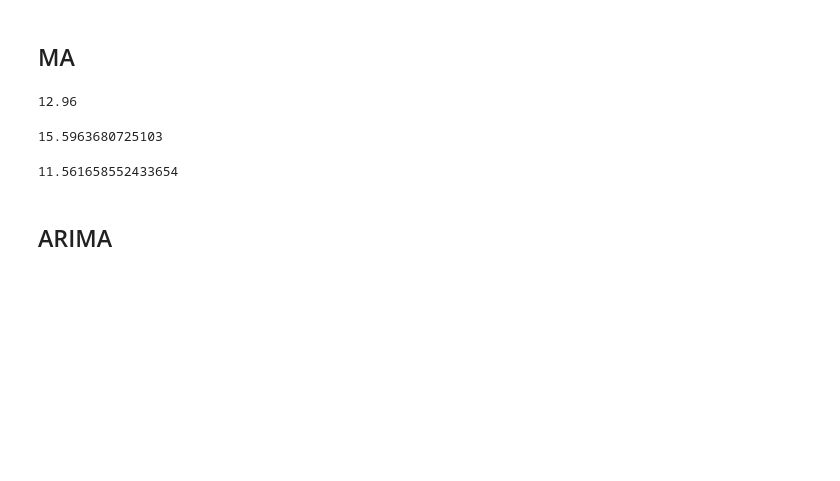
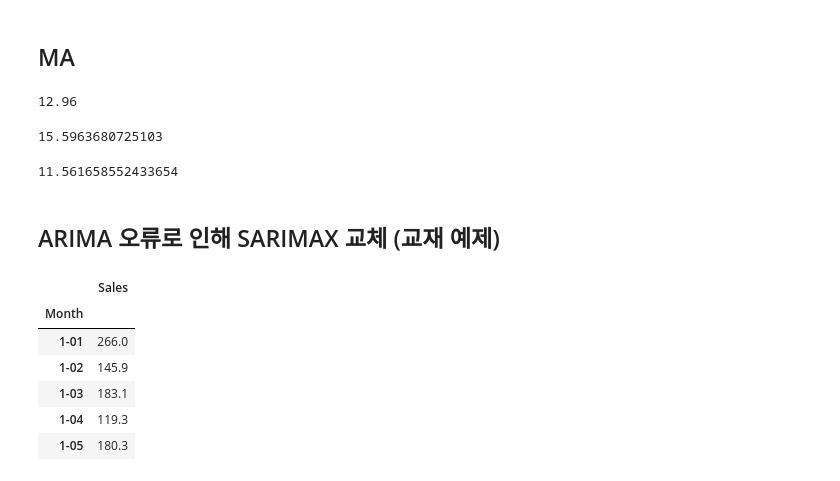
Before and after one commit to flowerdeerjeannie/DeepLearning, a Jupyter notebook: ch07.ipynb, the cells around one changed output. Cells and saved outputs as stored; diff of their text form; code cells hidden in the pictures; blank space fills up the shorter version.

```diff
--- a/ch07.ipynb
+++ b/ch07.ipynb
@@ -154,5 +154,5 @@ mape_last_year_mean
 # %% [output]
 11.561658552433654
 # %% [markdown]
-## ARIMA
+## ARIMA 오류로 인해 SARIMAX 교체 (교재 예제)
 # %%
@@ -161,7 +165,14 @@ from sklearn.metrics import mean_squared_error
 
 from datetime import datetime
 # %%
-#날짜 표현 알아보기 너무 어려워서 parse 함수 만들거임
-def date_parse(x):
-    return datetime.strptime(f"199{x}", "%Y-%m")
+series = pd.read_csv("data/sales.csv", index_col=0, parse_dates=[0], date_format="%Y-%m")
+series.head()
+# %% [output]
+|  | Sales |
+| Month |  |
+| 1-01 | 266.0 |
+| 1-02 | 145.9 |
+| 1-03 | 183.1 |
+| 1-04 | 119.3 |
+| 1-05 | 180.3 |
 # %%
```
Also changed, not shown: parts of 6 cells of this notebook, 1 other file.
